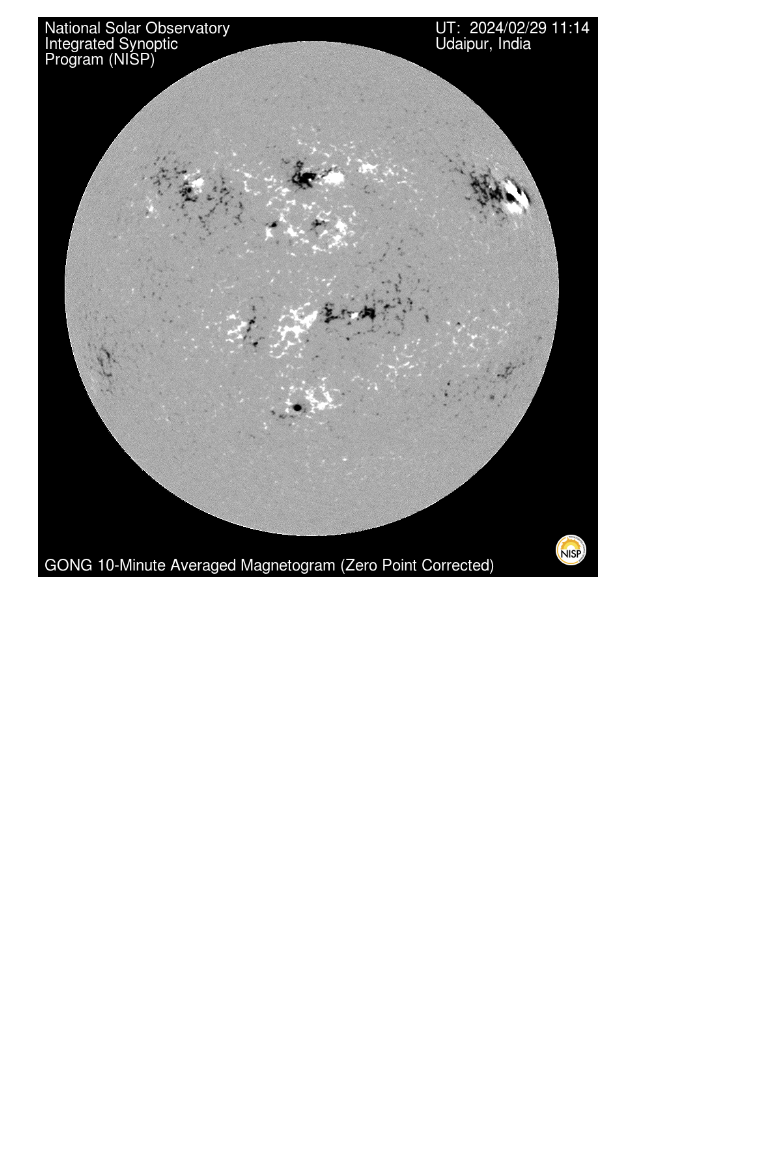
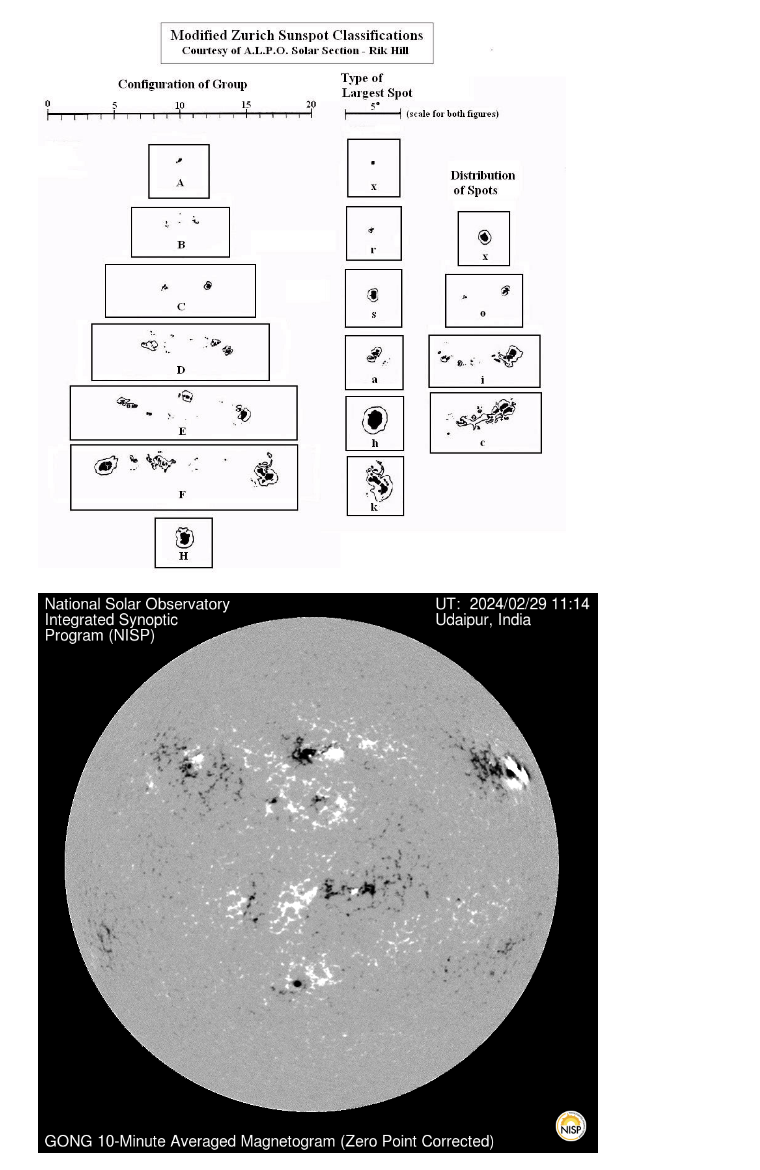
Before and after one commit to dmarcus-wire/solar-flare-prediction, a Jupyter notebook: notebooks/02_data_explore.ipynb, the cells around one changed output. Saved outputs shown, nothing was run; the diff lists cells and outputs as text; code cells hidden in the pictures; blank space fills up the shorter version.

```diff
--- a/notebooks/02_data_explore.ipynb
+++ b/notebooks/02_data_explore.ipynb
@@ -34,3 +63,11 @@ Zurich Classes:
+# %%
+from IPython.display import Image
+
+# Image source [3]
+img = Image(filename='../images/modified_zurich_sunspot_classification.jpeg')
+img
+# %% [output]
+[figure, added]
 # %%
 from IPython.display import Image
 
```
Also changed, not shown: parts of 6 cells of this notebook, 4 other files.
